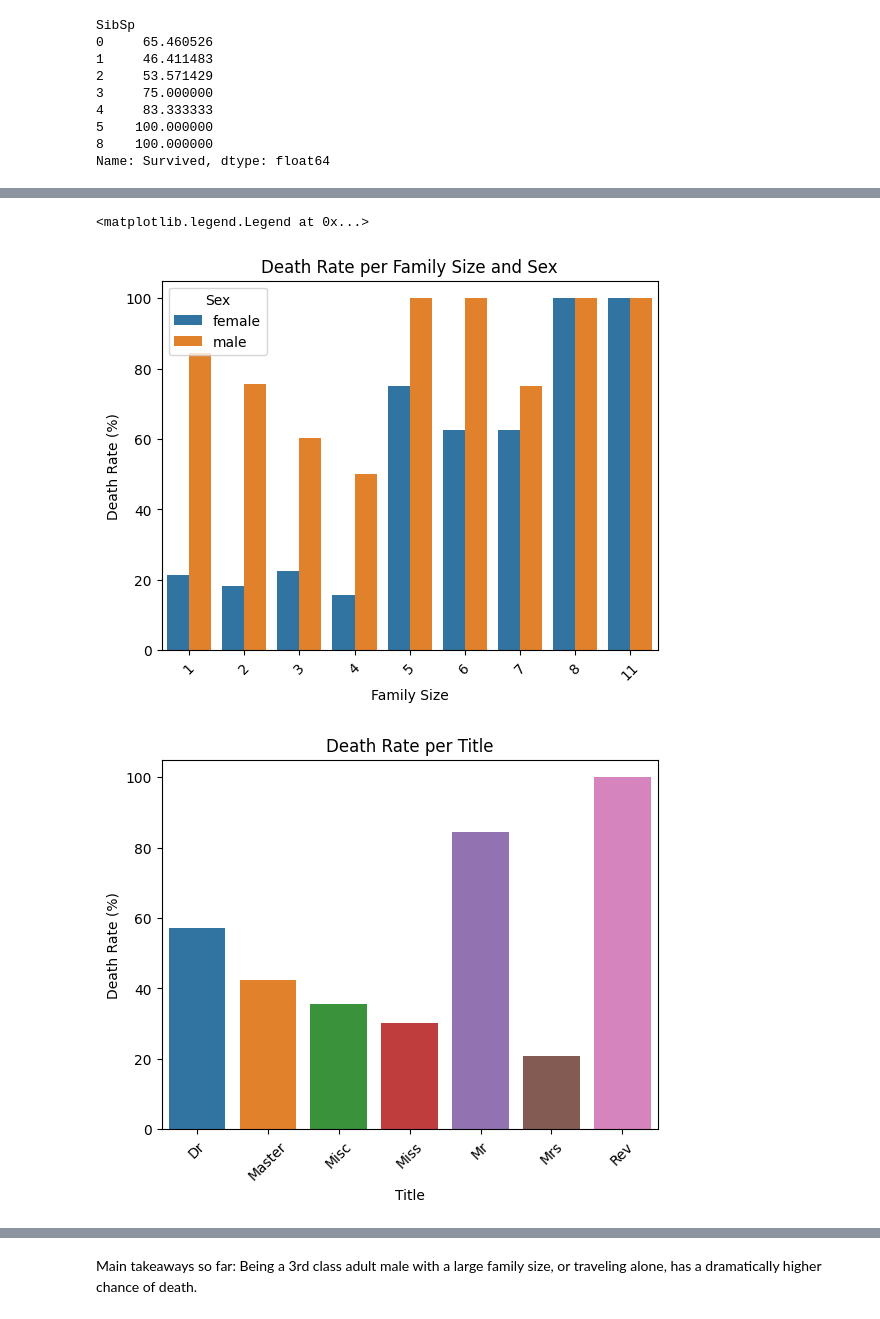
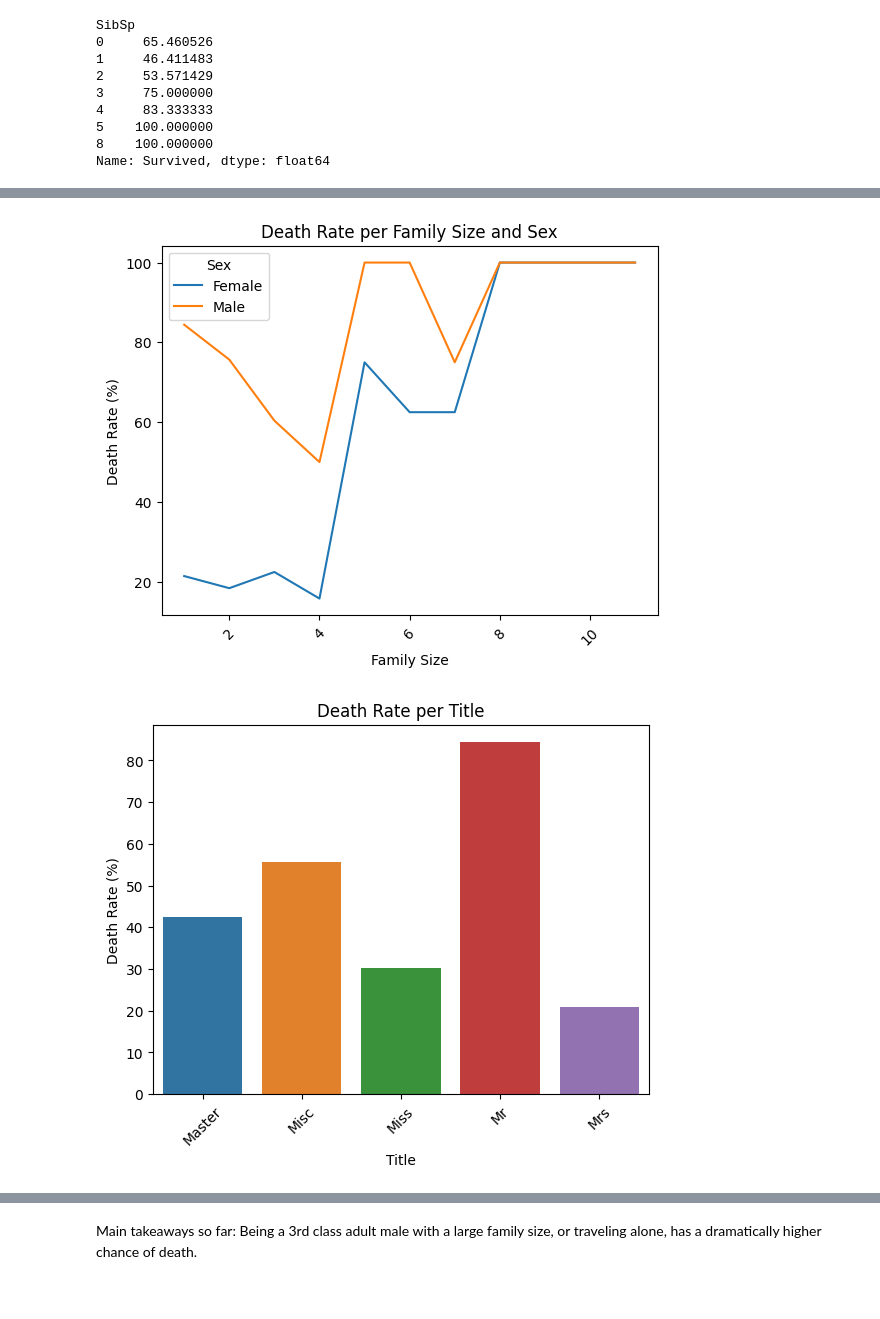
Before and after one commit to mredshaw/AI_BUS, a Jupyter notebook: AI_BUS A2.ipynb, the cells around one changed output, grey strips where cells are left out. Cells and saved outputs as stored; diff of their text form; code cells hidden in the pictures.

```diff
--- a/AI_BUS A2.ipynb
+++ b/AI_BUS A2.ipynb
@@ -79,7 +85,7 @@ Jonkheer          1
 Name: Title, dtype: int64
 # %%
 title_counts = df['Title'].value_counts()
-rare_titles = title_counts[title_counts < 5].index
+rare_titles = title_counts[title_counts < 10].index
 df['Title'] = df['Title'].replace(rare_titles, 'Misc')
 # %%
 df['Title'].value_counts()
@@ -94,4 +98,6 @@ Rev         6
 Name: Title, dtype: int64
+# %%
+df= df.drop(['Name'], axis=1)
 # %%
 df.head()
 # %% [output]
@@ -133,3 +124,3 @@ array([22.  , 38.  , 26.  , 35.  ,   nan, 54.  ,  2.  , 27.  , 14.  ,
 # %%
-df['Age'] = df['Age'].fillna(df.groupby('Sex')['Age'].transform('median'))
+df['Age'] = df['Age'].fillna(df.groupby('Sex')['Age'].transform('mean'))
 df['Embarked'] = df['Embarked'].fillna(df['Embarked'].mode()[0])
@@ -154,0 +133,6 @@ df.head()
+# %%
+bin_ranges = [0, 5, 10, 15, 30, 40, 50, 60, 70, 80]  # Adjust the bin ranges as desired
+labels = range(1, len(bin_ranges))  # Assign labels 1, 2, 3, 4, 5, and so on
+df['Age_Bin'] = pd.cut(df['Age'], bins=bin_ranges, labels=labels).astype(int)
+
+df['Fare_Bin'] = pd.qcut(df['Fare'], q=3, labels=[1, 2, 3]).astype(int)
@@ -292,15 +420,20 @@ Name: Survived, dtype: float64
 df['Fam_Size'] = df['SibSp'] + df['Parch'] + 1
 # %%
 death_rate_per_Fam_Size = df.groupby(['Fam_Size', 'Sex'])['Survived'].apply(lambda x: (x == 0).sum() / len(x)*100)
-sns.barplot(x=death_rate_per_Fam_Size.index.get_level_values(0), y=death_rate_per_Fam_Size.values, hue=death_rate_per_Fam_Size.index.get_level_values(1))
+death_rate_per_Fam_Size = death_rate_per_Fam_Size.unstack()
+
+plt.plot(death_rate_per_Fam_Size.index, death_rate_per_Fam_Size['female'], label='Female')
+plt.plot(death_rate_per_Fam_Size.index, death_rate_per_Fam_Size['male'], label='Male')
+
 plt.xlabel('Family Size')
 plt.ylabel('Death Rate (%)')
 plt.title('Death Rate per Family Size and Sex')
 plt.xticks(rotation=45)
 plt.legend(title='Sex')
+
+plt.show()
 # %% [output]
-<matplotlib.legend.Legend at 0x...>
-[figure, old version]
+[figure, new version]
 # %%
 death_rate_per_title = df.groupby('Title')['Survived'].apply(lambda x: (x == 0).sum() / len(x) * 100)
 sns.barplot(x=death_rate_per_title.index, y=death_rate_per_title.values)
@@ -310,6 +443,6 @@ plt.title('Death Rate per Title')
 plt.xticks(rotation=45)
 plt.show()
 # %% [output]
-[figure, old version]
+[figure, new version]
 # %%
 df['Alone'] = ((df['Fam_Size'] == 1)).astype(int)
```
Also changed, not shown: parts of 64 cells of this notebook.
